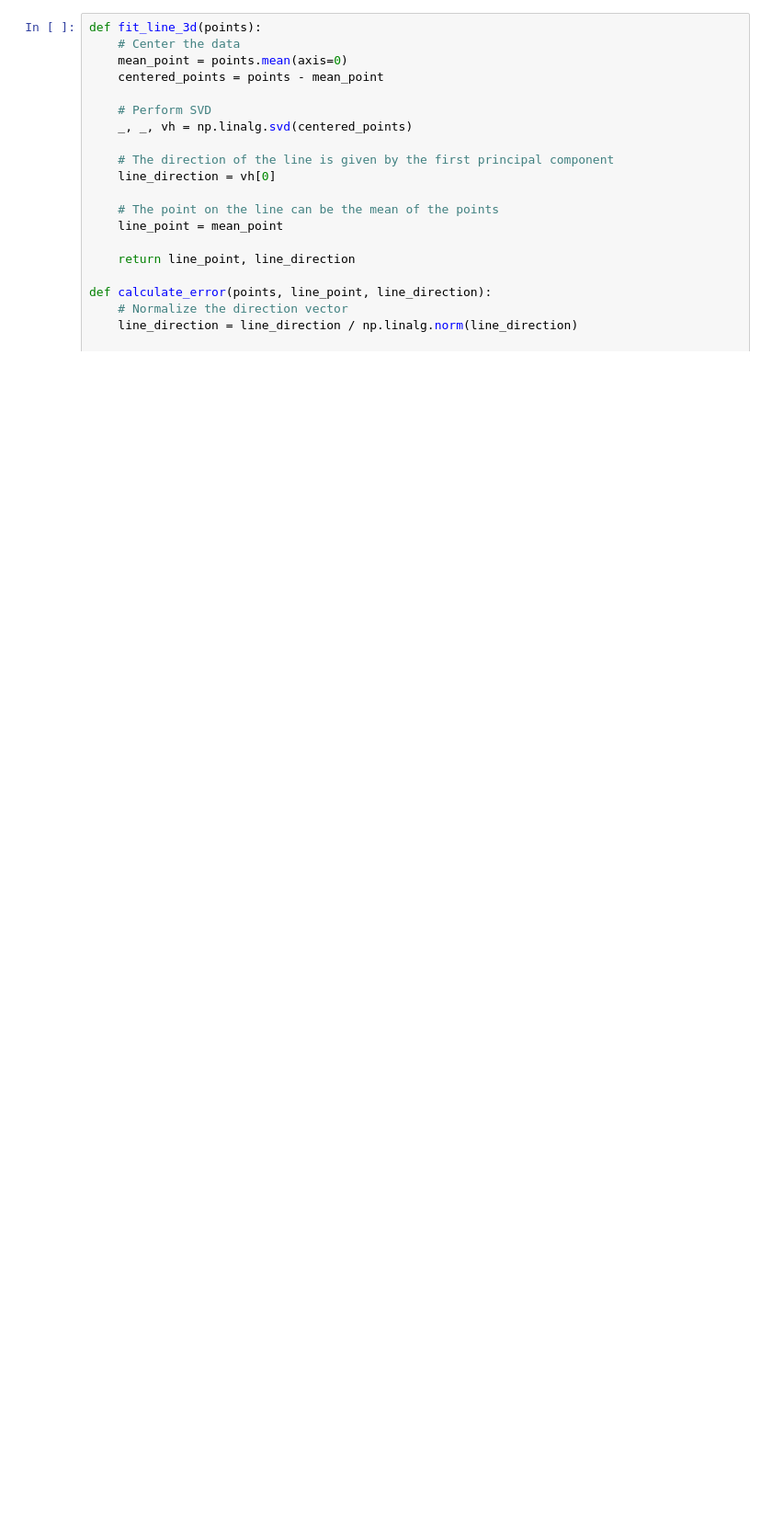
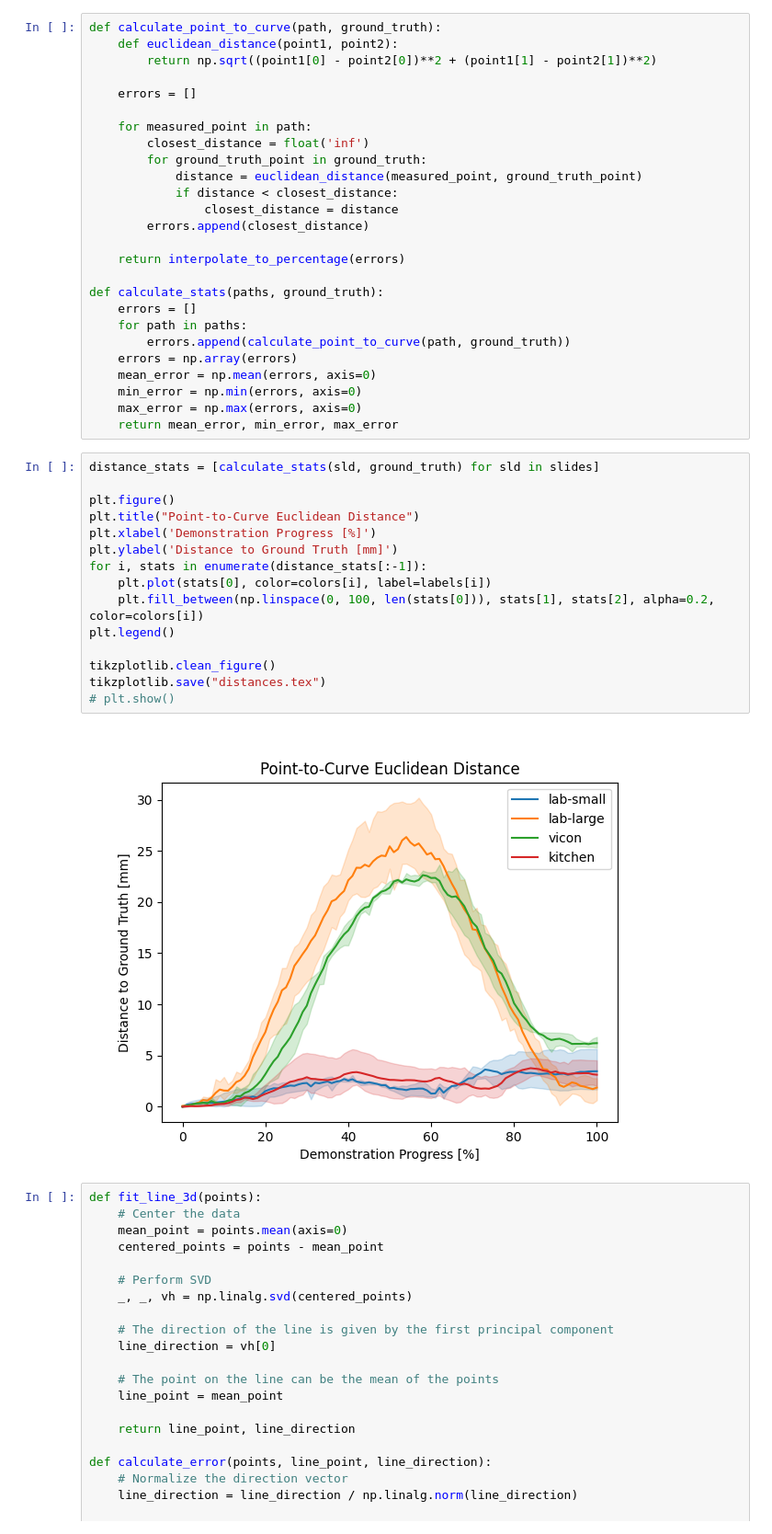
Before and after one commit to J4nn1K/demonstration-interface, a Jupyter notebook: notebooks/experiment2_environment.ipynb, the cells around one changed output. Shown at 92% size. Drawn from its saved outputs; the diff is of its cells as text; blank space fills up the shorter version.

```diff
--- a/notebooks/experiment2_environment.ipynb
+++ b/notebooks/experiment2_environment.ipynb
@@ -24,3 +118,46 @@ plt.show()
+# %%
+def calculate_point_to_curve(path, ground_truth):
+    def euclidean_distance(point1, point2):
+        return np.sqrt((point1[0] - point2[0])**2 + (point1[1] - point2[1])**2)
+
+    errors = []
+
+    for measured_point in path:
+        closest_distance = float('inf')
+        for ground_truth_point in ground_truth:
+            distance = euclidean_distance(measured_point, ground_truth_point)
+            if distance < closest_distance:
+                closest_distance = distance
+        errors.append(closest_distance)
+
+    return interpolate_to_percentage(errors)
+
+def calculate_stats(paths, ground_truth):
+    errors = []
+    for path in paths:
+        errors.append(calculate_point_to_curve(path, ground_truth))
+    errors = np.array(errors)
+    mean_error = np.mean(errors, axis=0)
+    min_error = np.min(errors, axis=0)
+    max_error = np.max(errors, axis=0)
+    return mean_error, min_error, max_error
+# %%
+distance_stats = [calculate_stats(sld, ground_truth) for sld in slides]
+
+plt.figure()
+plt.title("Point-to-Curve Euclidean Distance")
+plt.xlabel('Demonstration Progress [%]')
+plt.ylabel('Distance to Ground Truth [mm]')
+for i, stats in enumerate(distance_stats[:-1]):
+    plt.plot(stats[0], color=colors[i], label=labels[i])
+    plt.fill_between(np.linspace(0, 100, len(stats[0])), stats[1], stats[2], alpha=0.2, color=colors[i])
+plt.legend()
+
+tikzplotlib.clean_figure()
+tikzplotlib.save("distances.tex")
+# plt.show()
+# %% [output]
+[figure, added]
 # %%
 def fit_line_3d(points):
     # Center the data
```
Also changed, not shown: parts of 17 cells of this notebook, 3 other files.
